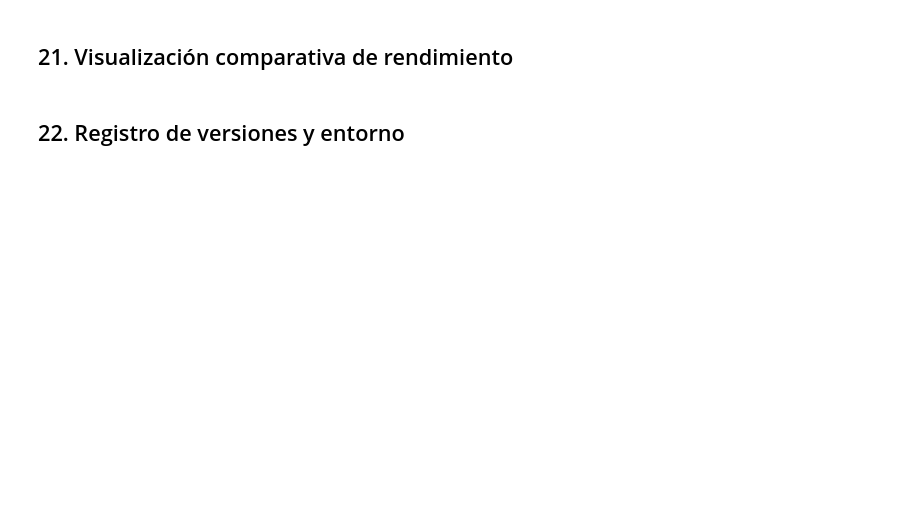
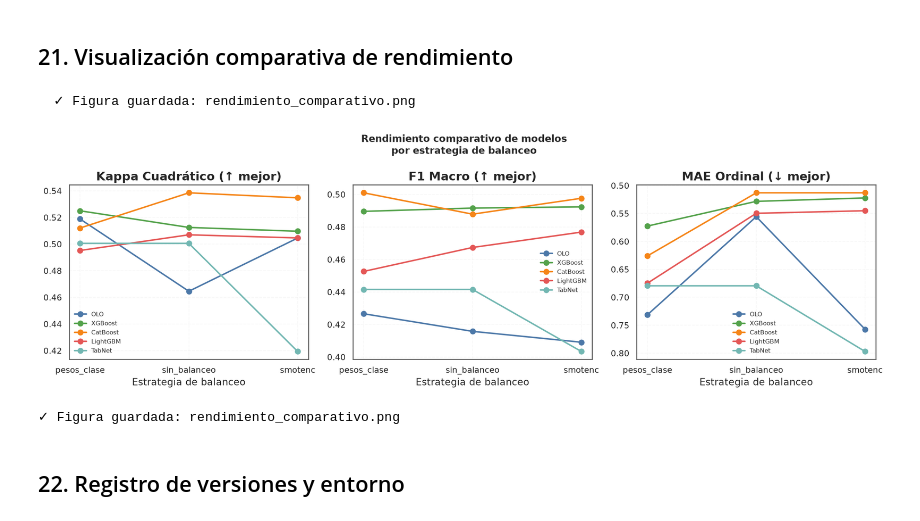
Before and after one commit to PatricioPorrasM/DemocraticSatisfactionLatam, a Jupyter notebook: notebooks/02_preprocesamiento_entrenamiento.ipynb, the cells around one changed output. Drawn from its saved outputs; the diff is of its cells as text; code cells hidden in the pictures; blank space fills up the shorter version.

```diff
--- a/notebooks/02_preprocesamiento_entrenamiento.ipynb
+++ b/notebooks/02_preprocesamiento_entrenamiento.ipynb
@@ -1613,17 +1615,17 @@ print("✓ predecir disponible desde utils.models")
 # Tabla comparativa de métricas por modelo y estrategia de balanceo
 # =============================================================================
 df_res = pd.DataFrame(RESULTADOS)
-df_res = df_res.sort_values(["subperiodo","kappa_cuadratico"],
+df_res = df_res.sort_values(["estrategia_balanceo", "kappa_cuadratico"],
                              ascending=[True, False])
 
-cols_show = ["modelo","subperiodo","split","balanced_accuracy","f1_macro",
-             "kappa_lineal","kappa_cuadratico","mae_ordinal","auroc_macro"]
+cols_show = ["modelo", "estrategia_balanceo", "split", "balanced_accuracy", "f1_macro",
+             "kappa_lineal", "kappa_cuadratico", "mae_ordinal", "auroc_macro"]
 print("Métricas por modelo y estrategia de balanceo:")
 print(df_res[[c for c in cols_show if c in df_res.columns]].to_string(
     index=False, float_format="{:.4f}".format))
 
-print("\nKappa Cuadrático (modelo × subperiodo):")
-pivot = df_res[df_res["split"]=="test"].pivot(index="modelo", columns="subperiodo",
+print("\nKappa Cuadrático (modelo × estrategia de balanceo):")
+pivot = df_res[df_res["split"] == "test"].pivot(index="modelo", columns="estrategia_balanceo",
                      values="kappa_cuadratico")
 print(pivot.to_string(float_format="{:.4f}".format))
 
@@ -1636,39 +1656,42 @@ print("\n✓ Resultados guardados en results/")
 # =============================================================================
 # Gráficos de rendimiento por modelo y estrategia de balanceo
 # =============================================================================
 fig, axes = plt.subplots(1, 3, figsize=(16, 5))
 fig.suptitle(
-    "Rendimiento comparativo de modelos\n"
-    "(Expanding Window Walk-Forward Validation)",
+    "Rendimiento comparativo de modelos\npor estrategia de balanceo",
     fontsize=13, fontweight="bold",
 )
 
 metricas_plot = [
     ("kappa_cuadratico", "Kappa Cuadrático (↑ mejor)"),
     ("f1_macro",         "F1 Macro (↑ mejor)"),
     ("mae_ordinal",      "MAE Ordinal (↓ mejor)"),
 ]
-modelos_orden = ["OLO","XGBoost","CatBoost","LightGBM","TabNet"]
+modelos_orden = ["OLO", "XGBoost", "CatBoost", "LightGBM", "TabNet"]
 colores_dict  = {m: THEME["models"].get(m, "#888888") for m in modelos_orden}
 
 for ax, (metrica, titulo) in zip(axes, metricas_plot):
-    for modelo in ["OLO","XGBoost","CatBoost","LightGBM","TabNet"]:
+    for modelo in modelos_orden:
         sub = df_res[(df_res["modelo"] == modelo) & (df_res["split"] == "test")]
         if sub.empty or metrica not in sub.columns:
             continue
-        ax.plot(sub["subperiodo"], sub[metrica],
+        ax.plot(sub["estrategia_balanceo"], sub[metrica],
                 marker="o", linewidth=2, markersize=7,
                 label=modelo, color=colores_dict.get(modelo, "#888888"))
     ax.set_title(titulo, fontweight="bold")
-    ax.set_xlabel("Subperiodo")
+    ax.set_xlabel("Estrategia de balanceo")
     ax.legend(fontsize=8)
     ax.grid(True, alpha=0.3)
     if metrica == "mae_ordinal":
         ax.invert_yaxis()
 
 save_figure("rendimiento_comparativo")
 plt.show()
 print("✓ Figura guardada: rendimiento_comparativo.png")
+# %% [output]
+  ✓ Figura guardada: rendimiento_comparativo.png
+[figure, added]
+✓ Figura guardada: rendimiento_comparativo.png
 # %% [markdown]
 ## 22. Registro de versiones y entorno
 # %%
```
Also changed, not shown: parts of 5 cells of this notebook, 43 other files.
